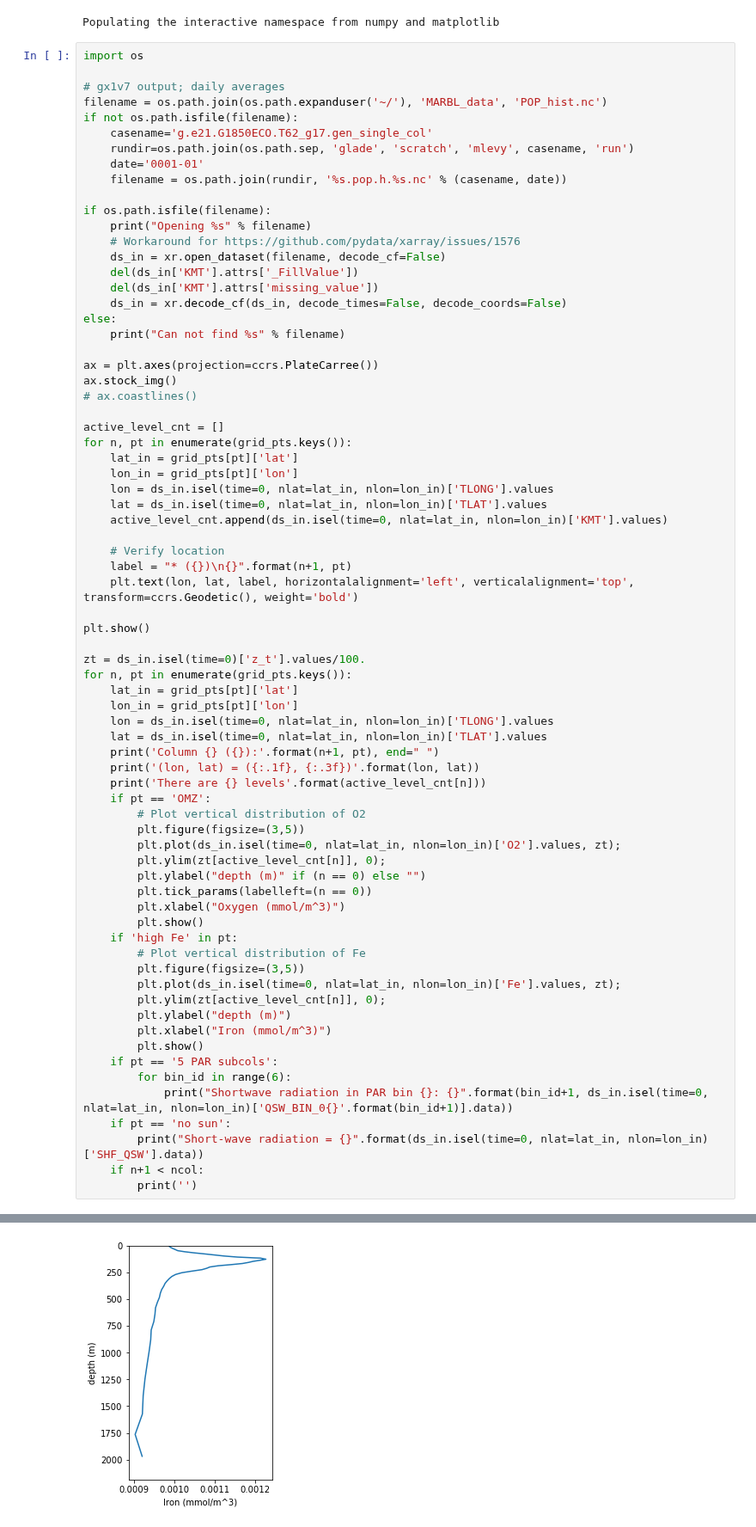
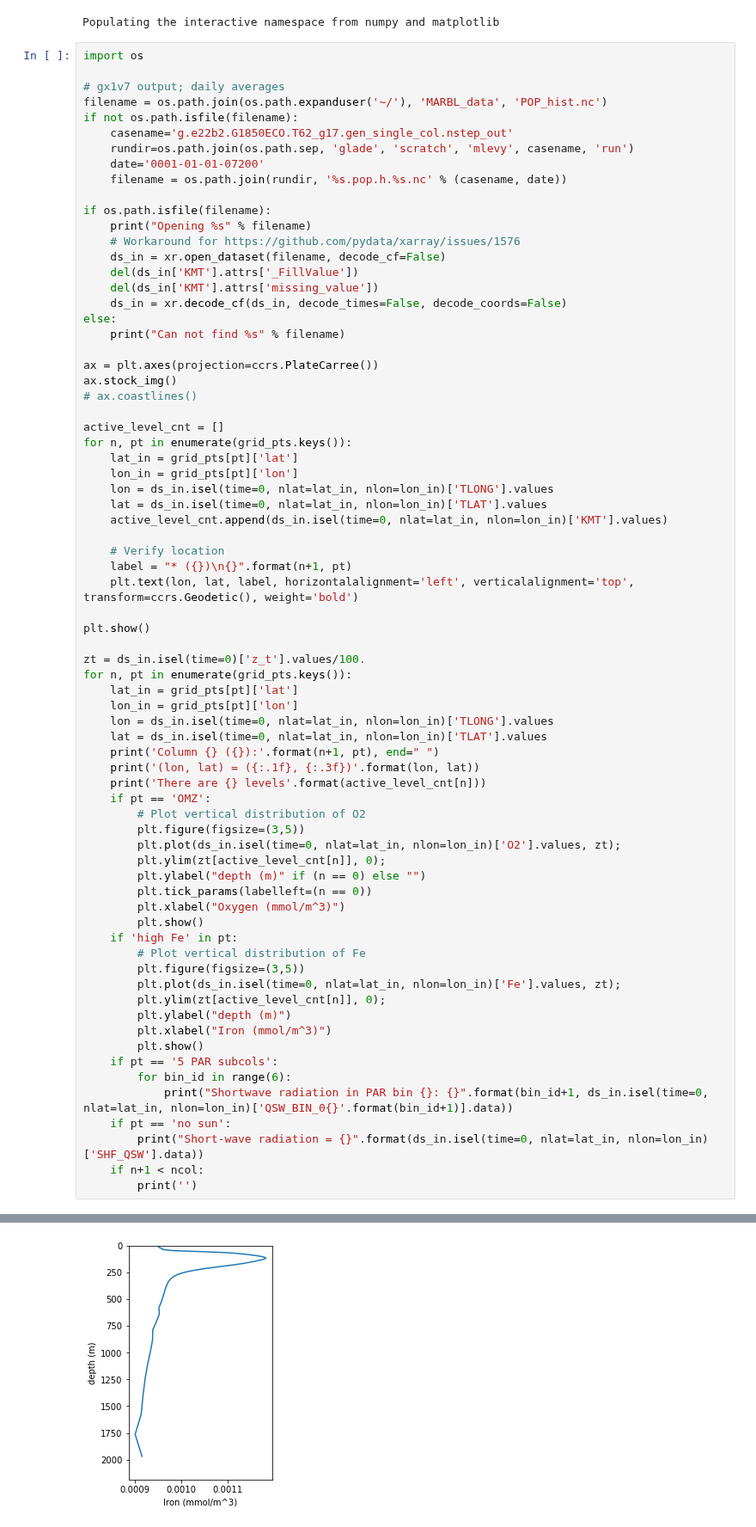
Before and after one commit to mnlevy1981/MARBL-notebooks, a Jupyter notebook: Forcing Data (with xarray).ipynb, the cells around one changed output, grey strips where cells are left out. Shown at 86% size. Saved outputs shown, nothing was run; the diff lists cells and outputs as text.

Commit message:
Update to nstep POP output

```diff
--- a/Forcing Data (with xarray).ipynb
+++ b/Forcing Data (with xarray).ipynb
@@ -53,9 +53,9 @@ import os
 # gx1v7 output; daily averages
 filename = os.path.join(os.path.expanduser('~/'), 'MARBL_data', 'POP_hist.nc')
 if not os.path.isfile(filename):
-    casename='g.e21.G1850ECO.T62_g17.gen_single_col'
+    casename='g.e22b2.G1850ECO.T62_g17.gen_single_col.nstep_out'
     rundir=os.path.join(os.path.sep, 'glade', 'scratch', 'mlevy', casename, 'run')
-    date='0001-01'
+    date='0001-01-01-07200'
     filename = os.path.join(rundir, '%s.pop.h.%s.nc' % (casename, date))
 
 if os.path.isfile(filename):
@@ -136,11 +136,11 @@ Shortwave radiation in PAR bin 6: 0.05196515683474564
 
 Column 3 (no sun): (lon, lat) = (217.0, 87.261)
 There are 50 levels
 Short-wave radiation = 0.0
 
 Column 4 (high Fe): (lon, lat) = (343.0, 24.976)
 There are 46 levels
-[figure, old version]
+[figure, new version]
 Column 5 (shallow): (lon, lat) = (138.3, -10.285)
 There are 5 levels
 # %%
```
Also changed, not shown: parts of 2 cells of this notebook.
